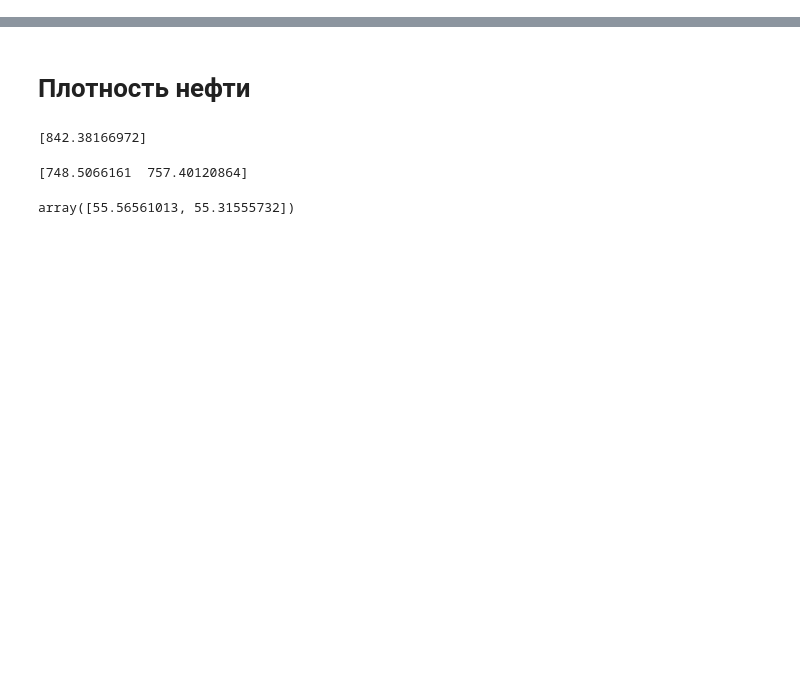
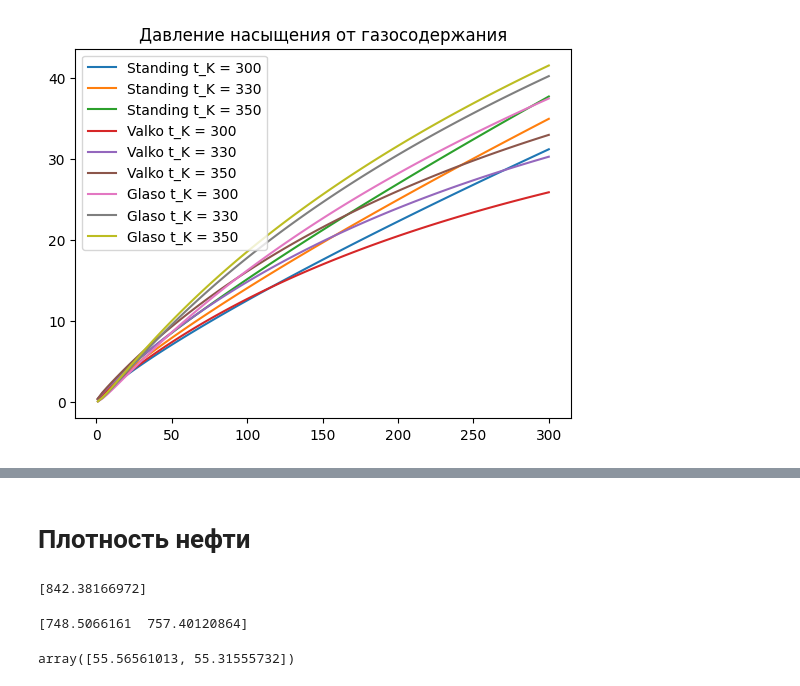
Before and after one commit to unifloc/neftpy, a Jupyter notebook: sandbox/unf_pvt_oil.ipynb, the cells around one changed output, grey strips where cells are left out. Cells and saved outputs as stored; diff of their text form; code cells hidden in the pictures; blank space fills up the shorter version.

```diff
--- a/sandbox/unf_pvt_oil.ipynb
+++ b/sandbox/unf_pvt_oil.ipynb
@@ -8,0 +24,32 @@ import numpy as np
+# %%
+rsb_set = np.linspace(1,300,100)
+t_K_set = np.array([300, 330, 350])
+
+# для построения нескольких графиков смешаем в сетку
+# первая переменная дает линии
+t_K_mesh, rsb_mesh = np.meshgrid(t_K_set, rsb_set)
+
+# построим линии
+plt.plot(rsb_mesh,
+         pvto.unf_pb_Standing_MPaa(rsb_m3m3=rsb_mesh,
+                                   t_K=t_K_mesh,
+                                   gamma_gas=0.8,
+                                   gamma_oil=0.86),
+         label = [f'Standing t_K = {t}' for t in t_K_set])
+plt.plot(rsb_mesh,
+         pvto.unf_pb_Valko_MPaa(rsb_m3m3=rsb_mesh,
+                                t_K=t_K_mesh,
+                                gamma_gas=0.8,
+                                gamma_oil=0.86),
+         label = [f'Valko t_K = {t}' for t in t_K_set])
+plt.plot(rsb_mesh,
+         pvto.unf_pb_Glaso_MPaa(rsb_m3m3=rsb_mesh,
+                                t_K=t_K_mesh,
+                                gamma_gas=0.8,
+                                gamma_oil=0.86),
+         label = [f'Glaso t_K = {t}' for t in t_K_set])
+plt.title('Давление насыщения от газосодержания')
+plt.legend()
+plt.show()
+# %% [output]
+[figure, added]
```
Also changed, not shown: parts of 9 cells of this notebook, 1 other file.
